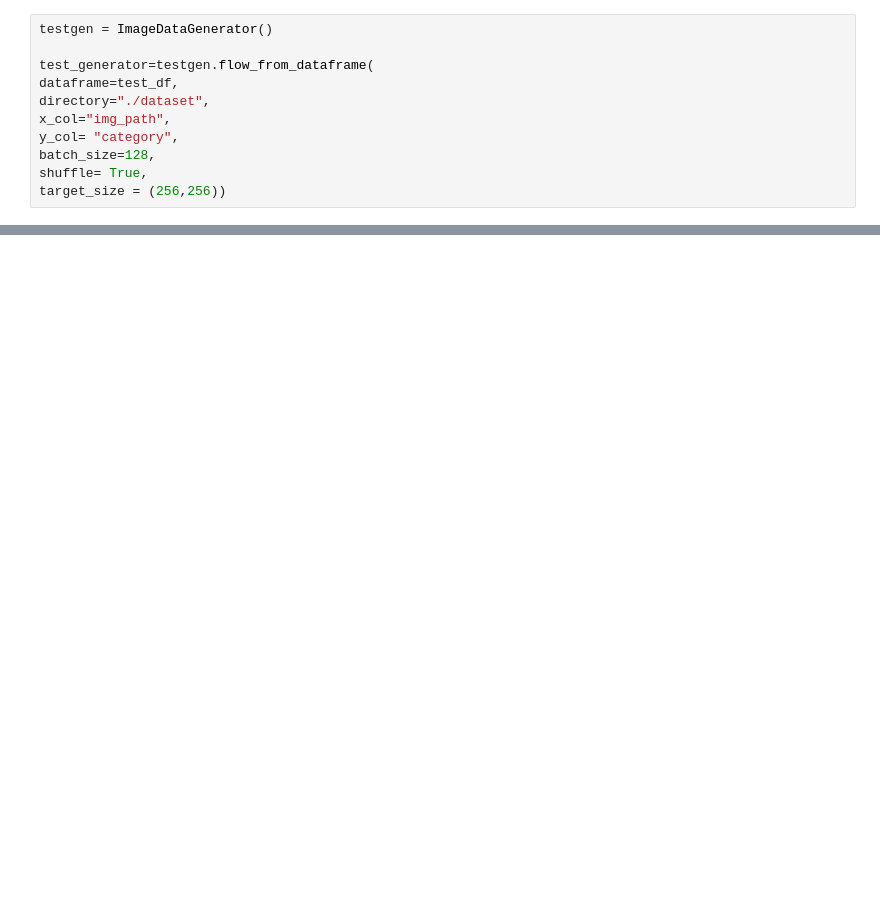
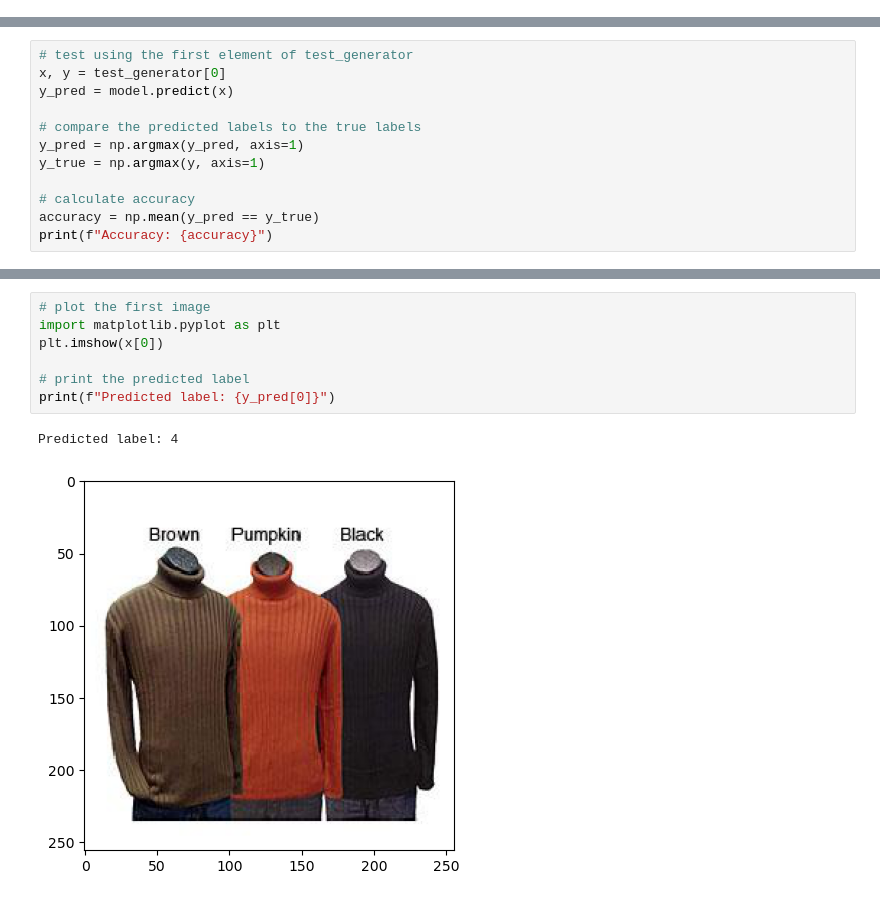
Before and after one commit to mountaint0p/ANN-fashion-recommendation, a Jupyter notebook: model.ipynb, the cells around one changed output, grey strips where cells are left out. Drawn from its saved outputs; the diff is of its cells as text; blank space fills up the shorter version.

Commit message:
Update model + save model weights

```diff
--- a/model.ipynb
+++ b/model.ipynb
@@ -178,11 +123,0 @@ final_model.fit(custom_generator(train_generator),steps_per_epoch=5, epochs=1,
-# %%
-testgen = ImageDataGenerator()
-
-test_generator=testgen.flow_from_dataframe(
-dataframe=test_df,
-directory="./dataset",
-x_col="img_path",
-y_col= "category",
-batch_size=128,
-shuffle= True,
-target_size = (256,256))
@@ -230,0 +124,12 @@ Top-5 image accuracy: 0.35445311665534973
+# %%
+# test using the first element of test_generator
+x, y = test_generator[0]
+y_pred = model.predict(x)
+
+# compare the predicted labels to the true labels
+y_pred = np.argmax(y_pred, axis=1)
+y_true = np.argmax(y, axis=1)
+
+# calculate accuracy
+accuracy = np.mean(y_pred == y_true)
+print(f"Accuracy: {accuracy}")
@@ -230,0 +139,10 @@ Top-5 image accuracy: 0.35445311665534973
+# %%
+# plot the first image
+import matplotlib.pyplot as plt
+plt.imshow(x[0])
+
+# print the predicted label
+print(f"Predicted label: {y_pred[0]}")
+# %% [output]
+Predicted label: 4
+[figure, added]
```
Also changed, not shown: parts of 35 cells of this notebook, 4 other files.
